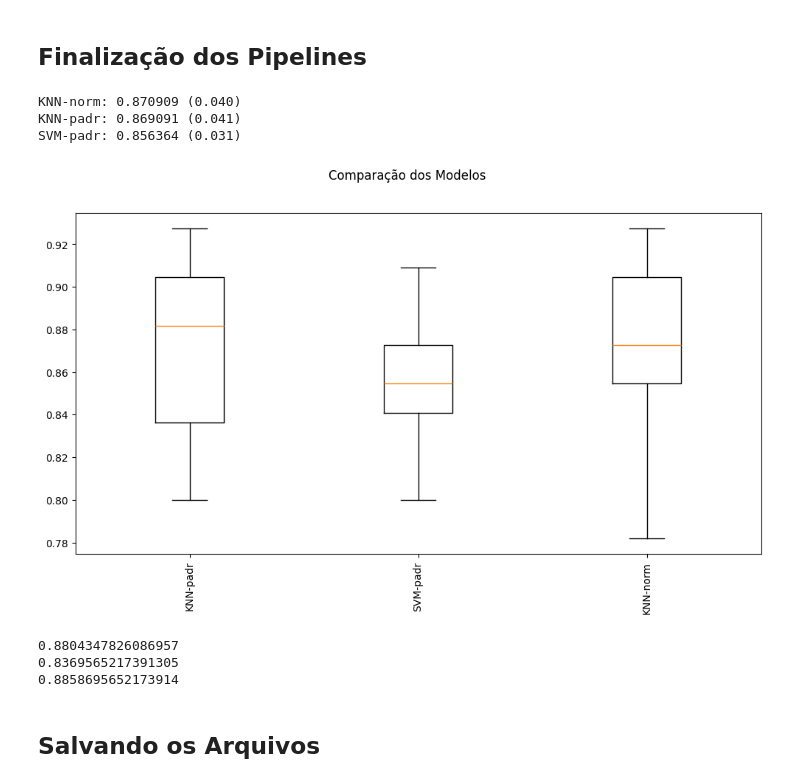
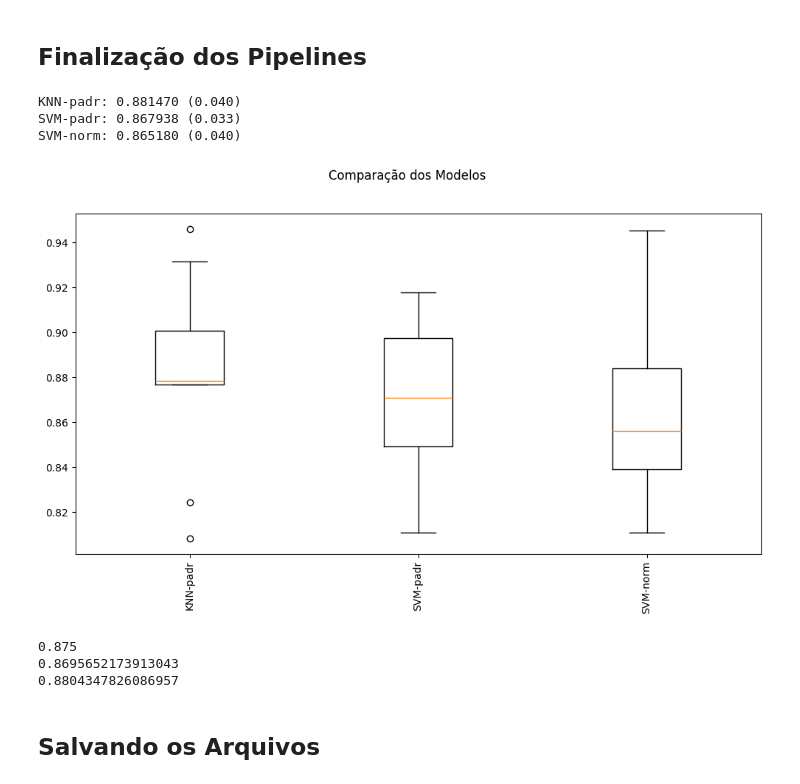
Before and after one commit to gutakeda/mvp-machine-learning-backend, a Jupyter notebook: machine-learning/notebooks/Heart_Disease_Classification.ipynb, the cells around one changed output. Saved outputs shown, nothing was run; the diff lists cells and outputs as text; code cells hidden in the pictures.

```diff
--- a/machine-learning/notebooks/Heart_Disease_Classification.ipynb
+++ b/machine-learning/notebooks/Heart_Disease_Classification.ipynb
@@ -148,21 +148,16 @@ Apesar de Cholesterol e RestingECG apresentarem valores baixo de correlação co
 # %% [markdown]
 ## Separação em conjunto de treino e conjunto de teste com holdout
 # %%
-validation_size = 0.20  # 20% do dataset para o conjunto de validação (dados não vistos)
-test_size = 0.25  # 25% do conjunto de treino será separado para teste (equivale a 20% do total)
+test_size = 0.20  # 20% do conjunto será separado para teste
 seed = 7  # Semente aleatória
 
 array = dataset.values
 X = array[:,0:11]
 y = array[:,11]
 
-# Separação inicial: treino e validação
-X_train_initial, X_val, y_train_initial, y_val = train_test_split(X, y,
-    test_size=validation_size, shuffle=True, random_state=seed, stratify=y)
-
-# Separação subsequente: treino e teste (a partir do conjunto de treino)
-X_train, X_test, y_train, y_test = train_test_split(X_train_initial, y_train_initial,
-    test_size=test_size, shuffle=True, random_state=seed, stratify=y_train_initial)
+# Separação inicial: treino e teste
+X_train, X_test, y_train, y_test = train_test_split(X, y,
+    test_size=test_size, shuffle=True, random_state=seed, stratify=y)
 
 # Parâmetros e partições da validação cruzada
 scoring = 'accuracy'
@@ -409,63 +404,65 @@ results = []
 names = []
 
 # Algoritmos com melhores parametros achamos pelo GridSearchCV no bloco anterior
-# KNN-norm - Melhor: 0.870909 usando {'KNN__metric': 'manhattan', 'KNN__n_neighbors': 5}
-# KNN-padr - Melhor: 0.869091 usando {'KNN__metric': 'manhattan', 'KNN__n_neighbors': 11}
-# SVM-padr - Melhor: 0.856364 usando {'SVM__C': 1, 'SVM__gamma': 'scale', 'SVM__kernel': 'rbf'}
+# KNN-padr: 0.881470 usando {'KNN__metric': 'manhattan', 'KNN__n_neighbors': 17}
+# SVM-padr: 0.867938 usando {'SVM__C': 1, 'SVM__gamma': 'scale', 'SVM__kernel': 'rbf'}
+# SVM-norm: 0.865180 usando {'SVM__C': 1, 'SVM__gamma': 'scale', 'SVM__kernel': 'rbf'}
 
-knn_norm = KNeighborsClassifier(n_neighbors=5, metric='manhattan')
-knn_padr = KNeighborsClassifier(n_neighbors=11, metric='manhattan')
+knn_padr = KNeighborsClassifier(n_neighbors=17, metric='manhattan')
 svm_padr = SVC(C=1, gamma='scale', kernel='rbf')
+svm_norm = SVC(C=1, gamma='scale', kernel='rbf')
 
 # Transformações que serão utilizadas
 standard_scaler = StandardScaler()
 min_max_scaler = MinMaxScaler()
-
-pipeline_knn_norm = Pipeline([
-    ('scaler', min_max_scaler),
-    ('knn', knn_norm)
-])
 
 pipeline_knn_padr = Pipeline([
     ('scaler', standard_scaler),
     ('knn', knn_padr)
 ])
 
 pipeline_svm_padr = Pipeline([
     ('scaler', standard_scaler),
     ('svm', svm_padr)
 ])
 
+pipeline_svm_norm = Pipeline([
+    ('scaler', min_max_scaler),
+    ('svm', svm_norm)
+])
+
+
+
 # Ajustar os pipelines com os dados de treinamento
-pipeline_knn_norm.fit(X_train, y_train)
 pipeline_knn_padr.fit(X_train, y_train)
 pipeline_svm_padr.fit(X_train, y_train)
+pipeline_svm_norm.fit(X_train, y_train)
 
 # Avaliar os pipelines
-cv_results_knn_norm = cross_val_score(pipeline_knn_norm, X_train, y_train, cv=kfold, scoring=scoring)
 cv_results_knn_padr = cross_val_score(pipeline_knn_padr, X_train, y_train, cv=kfold, scoring=scoring)
 cv_results_svm_padr = cross_val_score(pipeline_svm_padr, X_train, y_train, cv=kfold, scoring=scoring)
+cv_results_svm_norm = cross_val_score(pipeline_svm_norm, X_train, y_train, cv=kfold, scoring=scoring)
 
 
-print("KNN-norm: %f (%.3f)" % (cv_results_knn_norm.mean(), cv_results_knn_norm.std()))
 print("KNN-padr: %f (%.3f)" % (cv_results_knn_padr.mean(), cv_results_knn_padr.std()))
 print("SVM-padr: %f (%.3f)" % (cv_results_svm_padr.mean(), cv_results_svm_padr.std()))
+print("SVM-norm: %f (%.3f)" % (cv_results_svm_norm.mean(), cv_results_svm_norm.std()))
 
 # Comparação dos resultados com Boxplot
-results = [cv_results_knn_padr, cv_results_svm_padr, cv_results_knn_norm]
-names = ['KNN-padr', 'SVM-padr', 'KNN-norm']
+results = [cv_results_knn_padr, cv_results_svm_padr, cv_results_svm_norm]
+names = ['KNN-padr', 'SVM-padr', 'SVM-norm']
 
 fig = plt.figure(figsize=(12, 6))
 fig.suptitle('Comparação dos Modelos')
 ax = fig.add_subplot(111)
 plt.boxplot(results)
 ax.set_xticklabels(names, rotation=90)
 plt.show()
 # %% [output]
-KNN-norm: 0.870909 (0.040)
-KNN-padr: 0.869091 (0.041)
-SVM-padr: 0.856364 (0.031)
+KNN-padr: 0.881470 (0.040)
+SVM-padr: 0.867938 (0.033)
+SVM-norm: 0.865180 (0.040)
-[figure, old version]
+[figure, new version]
 # %%
 # Avaliação do modelo com o conjunto de testes
 
@@ -473,17 +470,17 @@ SVM-padr: 0.856364 (0.031)
 predictions = pipeline_knn_padr.predict(X_test)
 print(accuracy_score(y_test, predictions))
 
-# KNN - norm
-predictions = pipeline_knn_norm.predict(X_test)
-print(accuracy_score(y_test, predictions))
-
 # SVM - padr
 predictions = pipeline_svm_padr.predict(X_test)
 print(accuracy_score(y_test, predictions))
+
+# SVM - norm
+predictions = pipeline_svm_norm.predict(X_test)
+print(accuracy_score(y_test, predictions))
 # %% [output]
+0.875
+0.8695652173913043
 0.8804347826086957
-0.8369565217391305
-0.8858695652173914
 # %% [markdown]
 ## Salvando os Arquivos
 # %%
```
Also changed, not shown: parts of 9 cells of this notebook, 9 other files.
